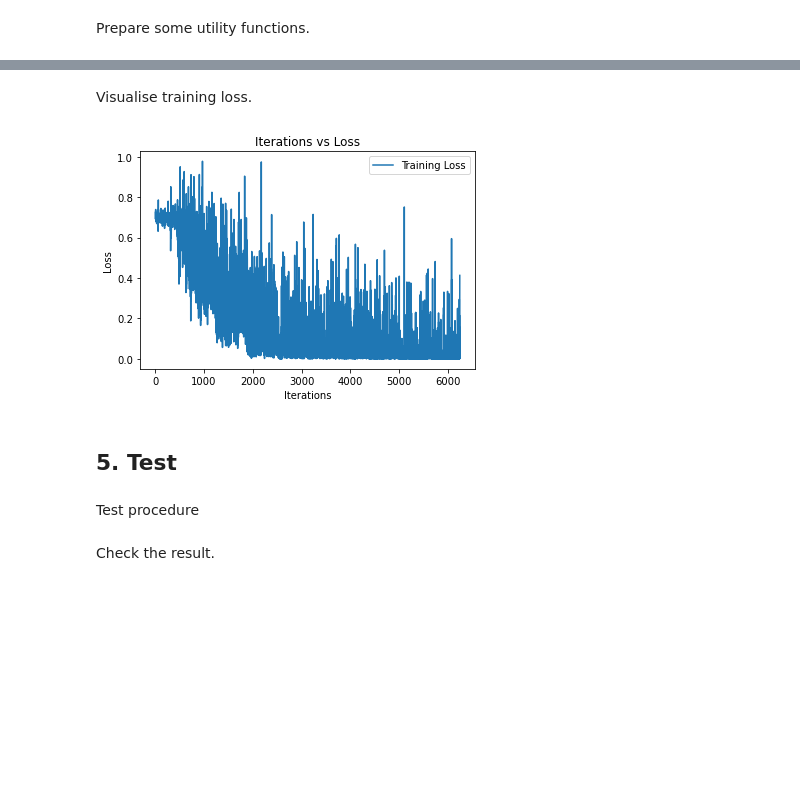
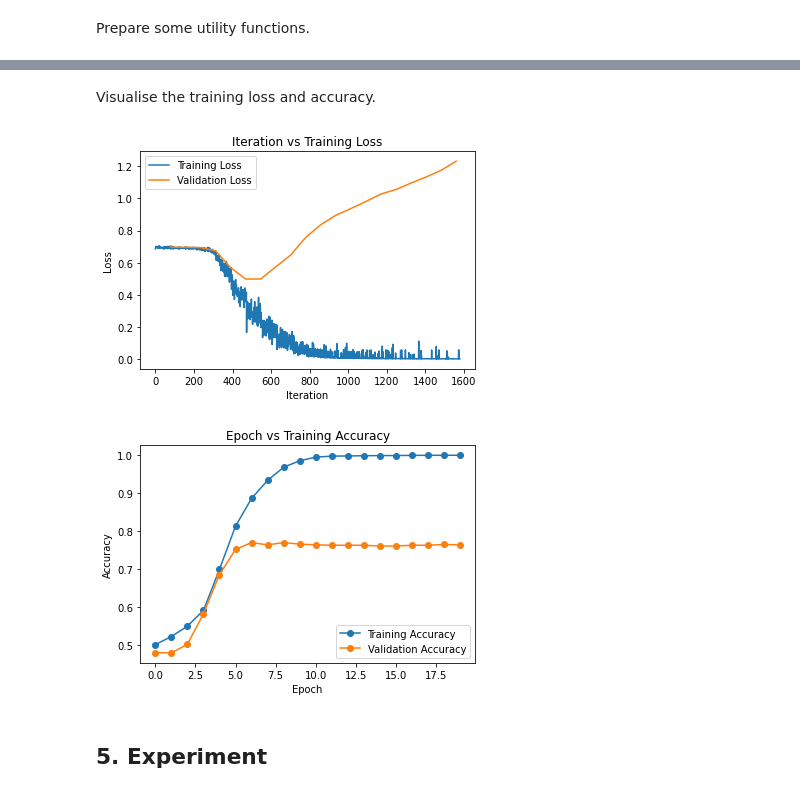
Before and after one commit to LetianLee/MSc-Project-SemEval2020-Task4, a Jupyter notebook: MSc Project/Experiment/Experiment_Subtask_A.ipynb, the cells around one changed output, grey strips where cells are left out. Cells and saved outputs as stored; diff of their text form; code cells hidden in the pictures; blank space fills up the shorter version.

Commit message:
Update Experiment_Subtask_A.ipynb: Add Validation code.

```diff
--- a/MSc Project/Experiment/Experiment_Subtask_A.ipynb
+++ b/MSc Project/Experiment/Experiment_Subtask_A.ipynb
@@ -60,18 +65,18 @@ def get_info_from_csv(texts_path, labels_path):
 Read texts and labels from csv file.
 # %%
 train_texts, train_labels = get_info_from_csv(
-    'ALL data/Training Data/subtaskA_data_all.csv',
-    'ALL data/Training Data/subtaskA_answers_all.csv'
+    '../DataSet/Training Data/subtaskA_data_all.csv',
+    '../DataSet/Training Data/subtaskA_answers_all.csv'
 )
 
 val_texts, val_labels = get_info_from_csv(
-    'ALL data/Dev Data/subtaskA_dev_data.csv',
-    'ALL data/Dev Data/subtaskA_gold_answers.csv'
+    '../DataSet/Dev Data/subtaskA_dev_data.csv',
+    '../DataSet/Dev Data/subtaskA_gold_answers.csv'
 )
 
 test_texts, test_labels = get_info_from_csv(
-    'ALL data/Test Data/subtaskA_test_data.csv',
-    'ALL data/Test Data/subtaskA_gold_answers.csv'
+    '../DataSet/Test Data/subtaskA_test_data.csv',
+    '../DataSet/Test Data/subtaskA_gold_answers.csv'
 )
 # %% [markdown]
 Let's have a look at the training data.
@@ -144,5 +139,5 @@ from transformers import DistilBertForSequenceClassification, AdamW
 model = DistilBertForSequenceClassification.from_pretrained('distilbert-base-uncased')
 model.to(device)
 
-optim = AdamW(model.parameters(), lr=5e-5)
+optim = AdamW(model.parameters(), lr=5e-6)
 # %% [output]
@@ -158,5 +153,6 @@ Prepare some utility functions.
 # %%
 # Prediction function
 def predict(outputs):
-    prediction = outputs["logits"].softmax(dim=1).argmax(dim=1, keepdim=True)
-    return prediction
+    probabilities = torch.softmax(outputs["logits"], dim=1)
+    predictions = torch.argmax(probabilities, dim=1)
+    return predictions
@@ -218,0 +293,2 @@ def train(model, batch_size=16, epochs=10, optimizer=None, loss_function=None, t
+# %%
+train_loss_list, train_accuracy_list, val_loss_list, val_accuracy_list = train(model, batch_size=128, epochs=15)
@@ -219,16 +309,28 @@ def train(model, batch_size=16, epochs=10, optimizer=None, loss_function=None, t
 # %% [markdown]
-Visualise training loss.
+Visualise the training loss and accuracy.
-# %%
-import matplotlib.pyplot as plt
-plt.plot(train_loss, label="Training Loss")
-plt.xlabel("Iterations")
-plt.ylabel("Loss")
-plt.title("Iterations vs Loss")
-plt.legend()
-plt.show()
-# %% [output]
-[figure, removed]
+# %%
+import matplotlib.pyplot as plt
+
+# Plot Iteration vs Training Loss
+X = (np.arange(len(val_loss_list))+1) * int(10000/128)
+plt.plot(train_loss_list, label="Training Loss")
+plt.plot(X, val_loss_list, label="Validation Loss")
+plt.xlabel("Iteration")
+plt.ylabel("Loss")
+plt.title("Iteration vs Training Loss")
+plt.legend()
+plt.show()
+
+# Plot Epoch vs Training Accuracy
+plt.plot(train_accuracy_list,"-o", label="Training Accuracy")
+plt.plot(val_accuracy_list,"-o", label="Validation Accuracy")
+plt.xlabel("Epoch")
+plt.ylabel("Accuracy")
+plt.title("Epoch vs Training Accuracy")
+plt.legend()
+plt.show()
+# %% [output]
+[figure, added]
+[figure, added]
 # %% [markdown]
-## 5. Test
+## 5. Experiment
-# %% [markdown]
-Test procedure
@@ -278,2 +336,0 @@ def test(model, batch_size=1)
-# %% [markdown]
-Check the result.
```
Also changed, not shown: parts of 21 cells of this notebook.
